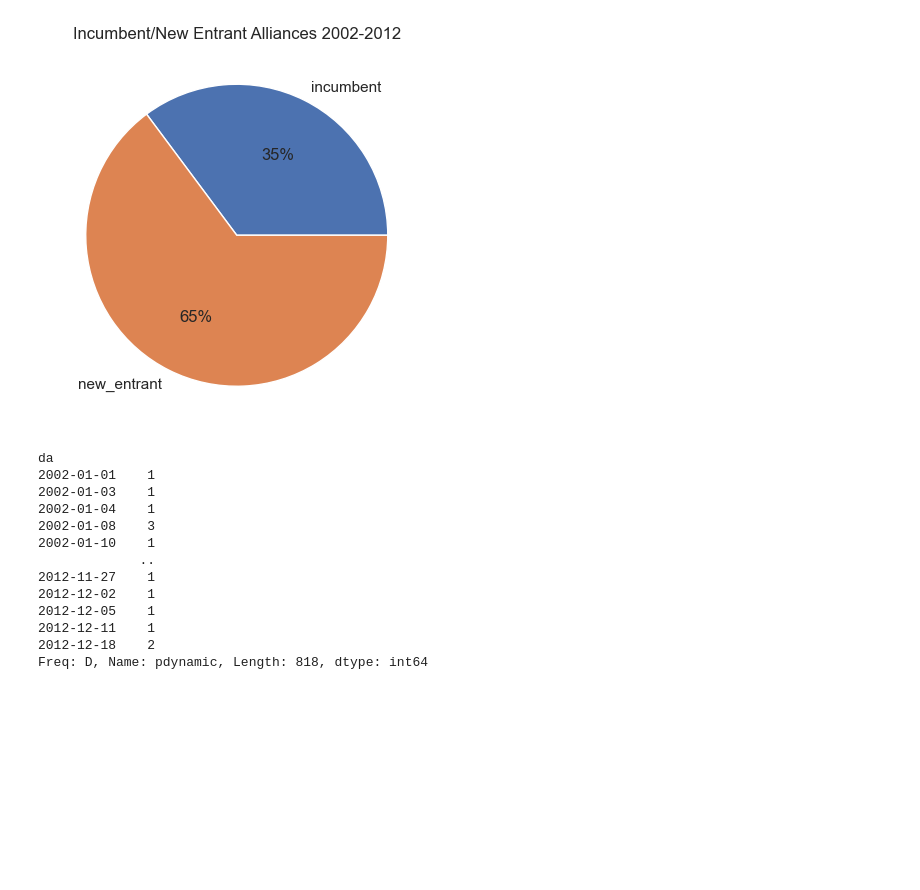
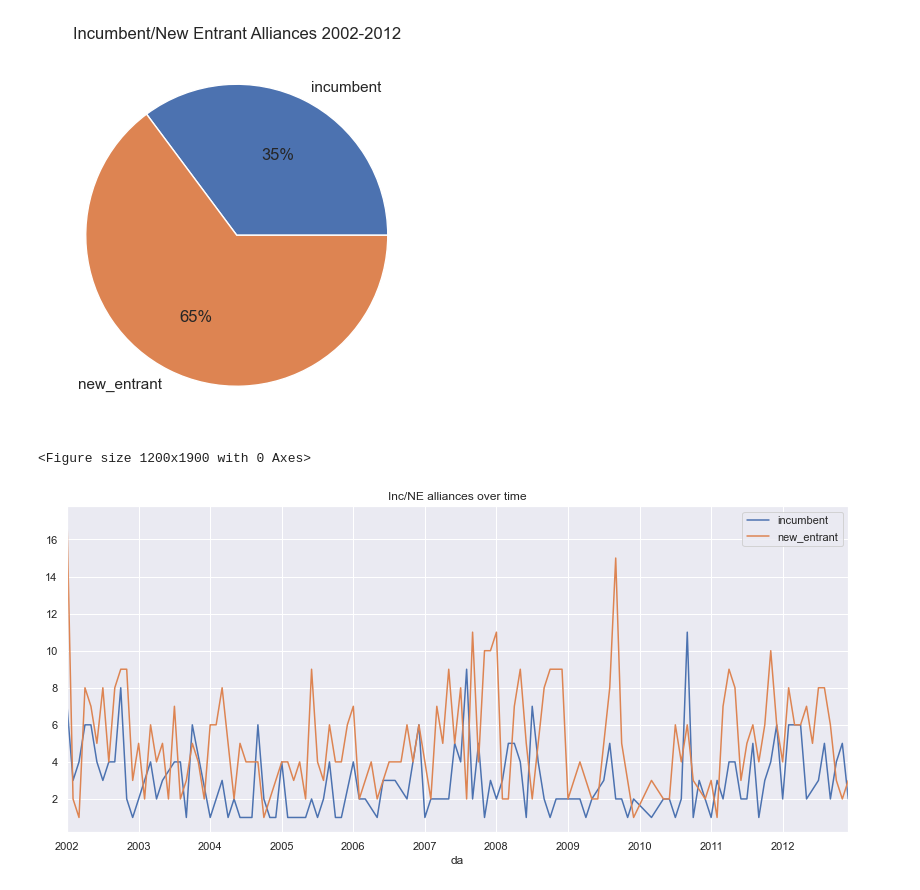
Before and after one commit to bang-a-coder/thesis-analysis, a Jupyter notebook: explore.ipynb, the cells around one changed output. Saved outputs shown, nothing was run; the diff lists cells and outputs as text; code cells hidden in the pictures; blank space fills up the shorter version.

```diff
--- a/explore.ipynb
+++ b/explore.ipynb
@@ -117,19 +117,19 @@ focusDF.to_csv('JV_data_2002-2012.csv')
 focusDF = pd.read_csv('JV_data_2002-2012.csv')
 focusDF['da'] = pd.to_datetime(focusDF['da'])
 focusDF = focusDF.set_index('da')
-# %%
-focusDF['pdynamic'].groupby(focusDF.index.to_period("D")).agg('count')
-# %% [output]
-da
-2002-01-01    1
-2002-01-03    1
-2002-01-04    1
-2002-01-08    3
-2002-01-10    1
-             ..
-2012-11-27    1
-2012-12-02    1
-2012-12-05    1
-2012-12-11    1
-2012-12-18    2
-Freq: D, Name: pdynamic, Length: 818, dtype: int64
+# %%
+ctdf = (focusDF['pdynamic']
+		.groupby([focusDF.index.to_period("M"), focusDF['pdynamic'].values])
+		.count()
+		).reset_index().rename(columns={'level_1': 'categorical', 'pdynamic': 'ct'})
+# %%
+plt.figure(figsize=(12,19), dpi=100)
+
+fig, ax = plt.subplots()
+
+# key gives the group name (i.e. category), data gives the actual values
+for key, data in ctdf.groupby('categorical'):
+    data.plot(x='da', y='ct', ax=ax, label=key, figsize=(14, 6), title='Inc/NE alliances over time')
+# %% [output]
+<Figure size 1200x1900 with 0 Axes>
+[figure, added]
```
Also changed, not shown: parts of 2 cells of this notebook.
